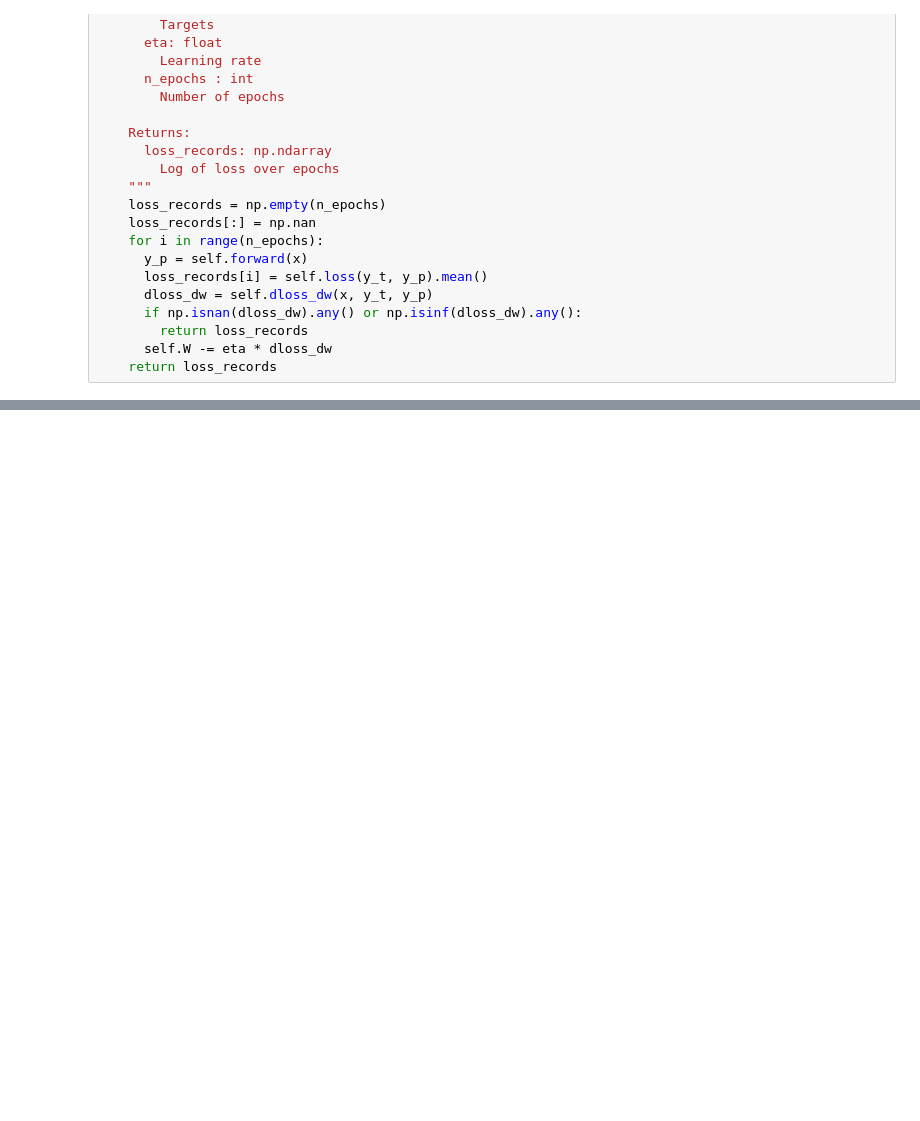
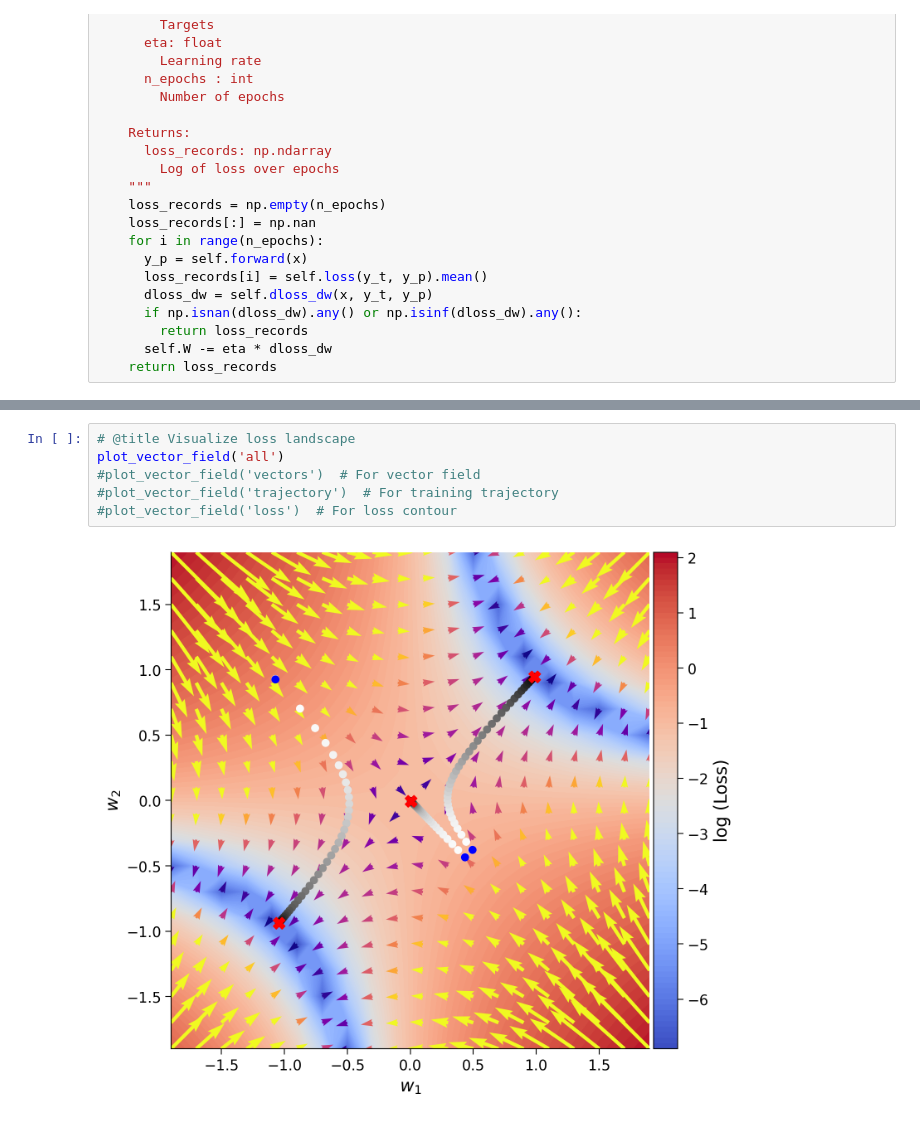
Before and after one commit to msadeghi322/DeepLearning, a Jupyter notebook: NMA_Hyperparameters_W1D2.ipynb, the cells around one changed output, grey strips where cells are left out. Drawn from its saved outputs; the diff is of its cells as text; blank space fills up the shorter version.

```diff
--- a/NMA_Hyperparameters_W1D2.ipynb
+++ b/NMA_Hyperparameters_W1D2.ipynb
@@ -680,0 +841,8 @@ class DeepNarrowLNN:
+# %%
+# @title Visualize loss landscape
+plot_vector_field('all')
+#plot_vector_field('vectors')  # For vector field
+#plot_vector_field('trajectory')  # For training trajectory
+#plot_vector_field('loss')  # For loss contour
+# %% [output]
+[figure, added]
```
Also changed, not shown: parts of 7 cells of this notebook.
